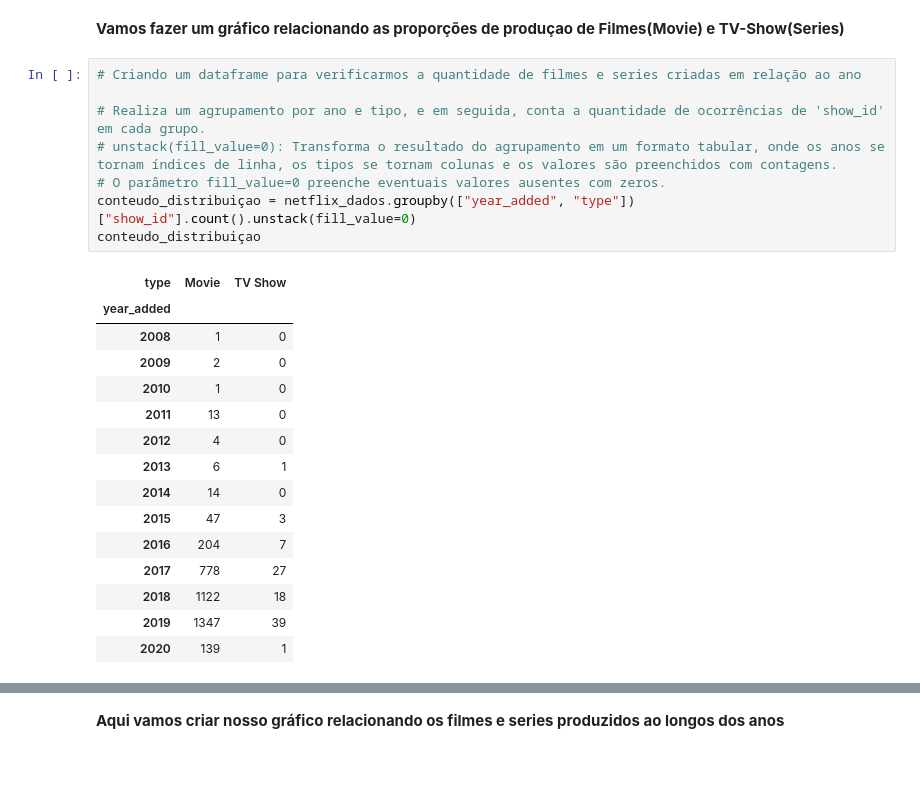
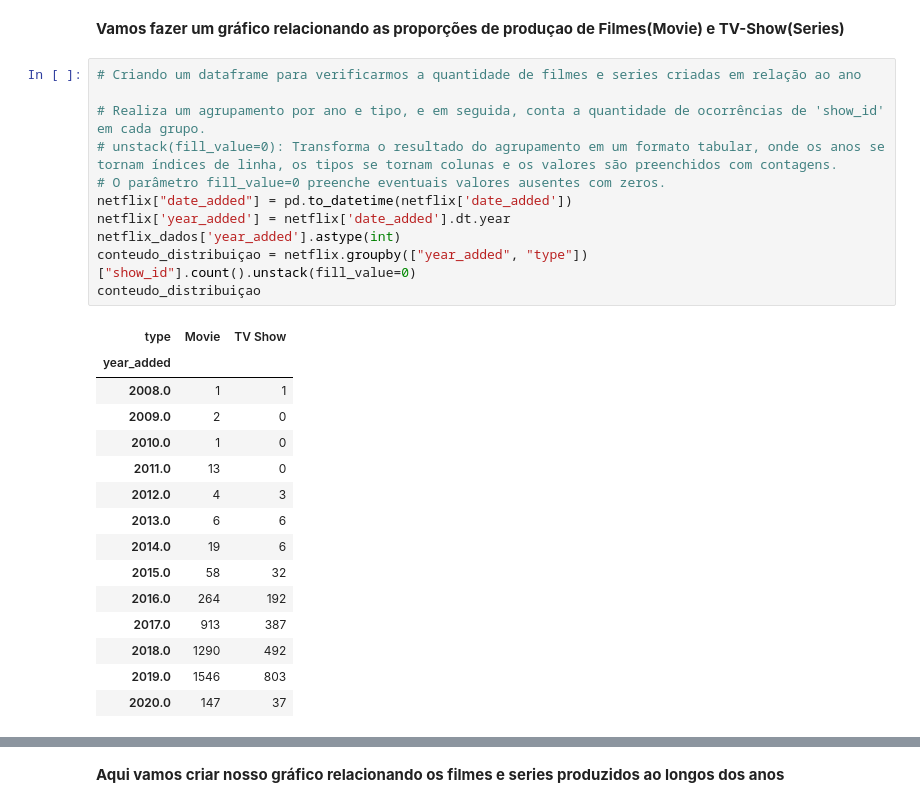
Before and after one commit to Hugox96/Netfliz_Python, a Jupyter notebook: Netflix.ipynb, the cells around one changed output, grey strips where cells are left out. Saved outputs shown, nothing was run; the diff lists cells and outputs as text; blank space fills up the shorter version.

```diff
--- a/Netflix.ipynb
+++ b/Netflix.ipynb
@@ -154,27 +154,30 @@ plt.show()
 # %%
 # Criando um dataframe para verificarmos a quantidade de filmes e series criadas em relação ao ano
 
 # Realiza um agrupamento por ano e tipo, e em seguida, conta a quantidade de ocorrências de 'show_id' em cada grupo.
 # unstack(fill_value=0): Transforma o resultado do agrupamento em um formato tabular, onde os anos se tornam índices de linha, os tipos se tornam colunas e os valores são preenchidos com contagens.
 # O parâmetro fill_value=0 preenche eventuais valores ausentes com zeros.
-conteudo_distribuiçao = netflix_dados.groupby(["year_added", "type"])["show_id"].count().unstack(fill_value=0)
+netflix["date_added"] = pd.to_datetime(netflix['date_added'])
+netflix['year_added'] = netflix['date_added'].dt.year
+netflix_dados['year_added'].astype(int)
+conteudo_distribuiçao = netflix.groupby(["year_added", "type"])["show_id"].count().unstack(fill_value=0)
 conteudo_distribuiçao
 # %% [output]
 | type | Movie | TV Show |
 | year_added |  |  |
-| 2008 | 1 | 0 |
-| 2009 | 2 | 0 |
-| 2010 | 1 | 0 |
-| 2011 | 13 | 0 |
-| 2012 | 4 | 0 |
-| 2013 | 6 | 1 |
-| 2014 | 14 | 0 |
-| 2015 | 47 | 3 |
-| 2016 | 204 | 7 |
-| 2017 | 778 | 27 |
-| 2018 | 1122 | 18 |
-| 2019 | 1347 | 39 |
-| 2020 | 139 | 1 |
+| 2008.0 | 1 | 1 |
+| 2009.0 | 2 | 0 |
+| 2010.0 | 1 | 0 |
+| 2011.0 | 13 | 0 |
+| 2012.0 | 4 | 3 |
+| 2013.0 | 6 | 6 |
+| 2014.0 | 19 | 6 |
+| 2015.0 | 58 | 32 |
+| 2016.0 | 264 | 192 |
+| 2017.0 | 913 | 387 |
+| 2018.0 | 1290 | 492 |
+| 2019.0 | 1546 | 803 |
+| 2020.0 | 147 | 37 |
 # %%
 
 # Este comando adiciona uma nova coluna chamada 'Total'
```
Also changed, not shown: parts of 7 cells of this notebook, 2 other files.
